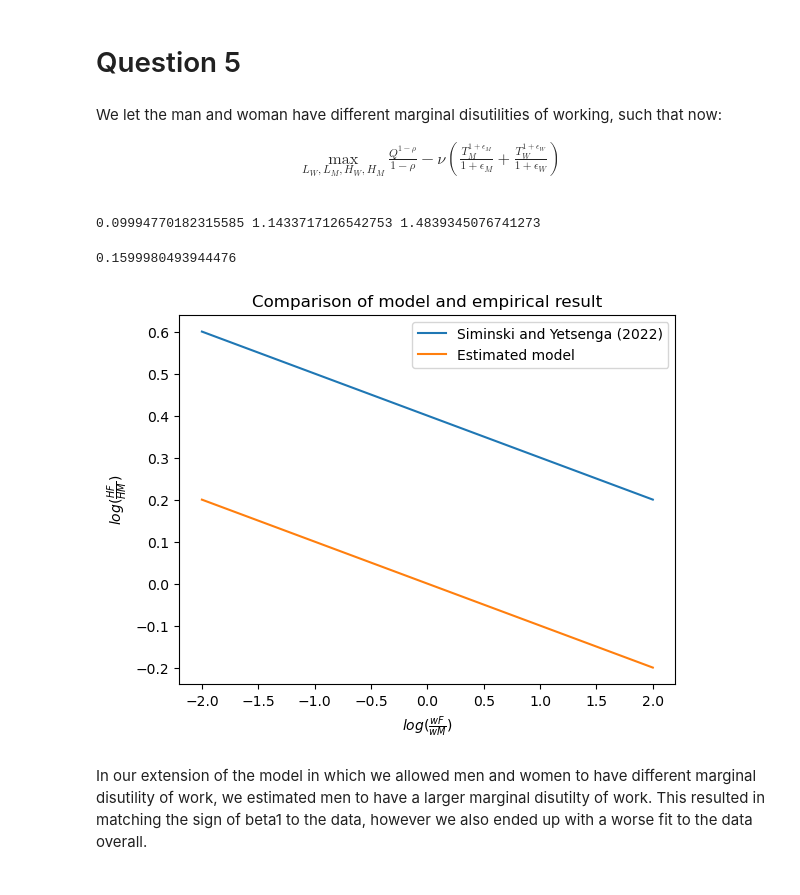
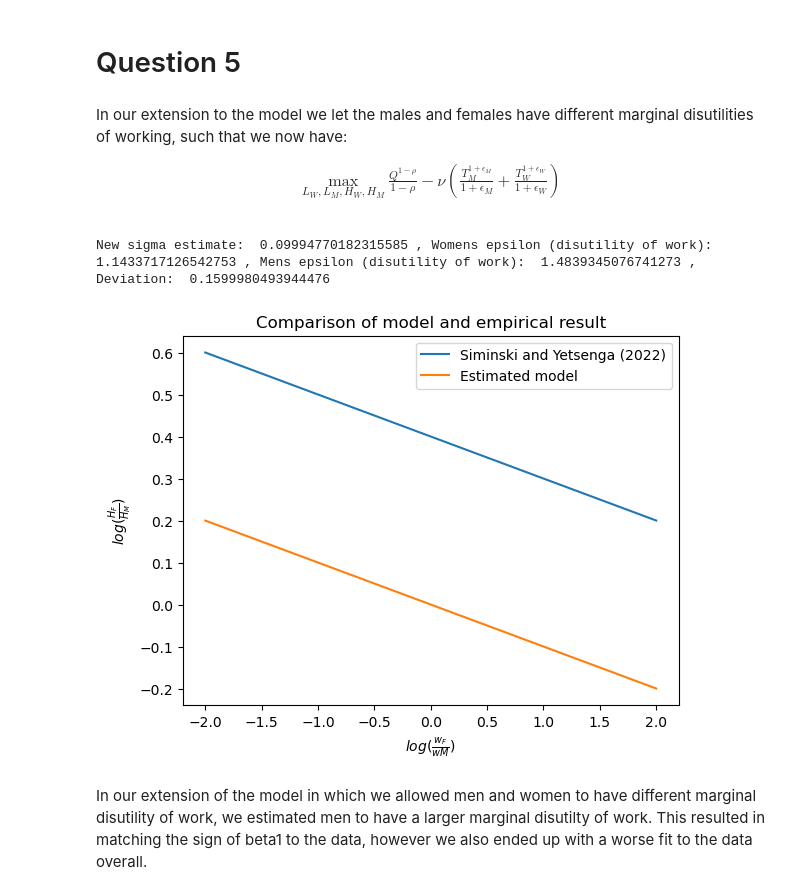
Before and after one commit to crd874/Inaug, a Jupyter notebook: inauguralproject.ipynb, the cells around one changed output. Drawn from its saved outputs; the diff is of its cells as text; code cells hidden in the pictures.

```diff
--- a/inauguralproject.ipynb
+++ b/inauguralproject.ipynb
@@ -173,7 +192,7 @@ Compared with Siminski and Yetsenga (2022) the estimated regression line is very
 # %% [markdown]
 # Question 5
 # %% [markdown]
-We let the man and woman have different marginal disutilities of working, such that now:
+In our extension to the model we let the males and females have different marginal disutilities of working, such that we now have:
 
 $$
 \begin{align*}
@@ -189,33 +208,33 @@ par=model_1.par
 # Setting model extension in use
 par.gender=1
 # %%
-# Calling estimation.
+# Calling estimation
 model_1.estimate()
-print(sol.sigma_estimate, sol.epsilon_w_estimate, sol.epsilon_m_estimate)
 
 # Finding deviation function value
 x = [sol.sigma_estimate,sol.epsilon_w_estimate,sol.epsilon_m_estimate]
 model_1.objective_regression(x)
+
+print("New sigma estimate: ", sol.sigma_estimate, ", Womens epsilon (disutility of work): ",sol.epsilon_w_estimate,", Mens epsilon (disutility of work): ", sol.epsilon_m_estimate,", Deviation: ", model_1.objective_regression(x))
 # %% [output]
-0.09994770182315585 1.1433717126542753 1.4839345076741273
+New sigma estimate:  0.09994770182315585 , Womens epsilon (disutility of work):  1.1433717126542753 , Mens epsilon (disutility of work):  1.4839345076741273 , Deviation:  0.1599980493944476
-0.1599980493944476
 # %%
 # Creating linspace for x-axis
 x1 = np.linspace(-2, 2, 100)
 
 # Regression from Siminski and Yetsenga (2022)
 log_HFHM = 0.4 - 0.1*x1
 logHFHM_est = sol.beta0 + sol.beta1*x1
 
 # Plotting the two regressions and adding label and legend
 plt.plot(x1, log_HFHM, label='Siminski and Yetsenga (2022)')
 plt.plot(x1, logHFHM_est, label='Estimated model')
-plt.xlabel(r'$log(\frac{wF}{wM})$')
-plt.ylabel(r'$log(\frac{HF}{HM})$')
+plt.xlabel(r'$log(\frac{w_{F}}{w{M}})$')
+plt.ylabel(r'$log(\frac{H_{F}}{H_{M}})$')
 plt.title('Comparison of model and empirical result')
 plt.legend()
 plt.show()
 # %% [output]
-[figure, old version]
+[figure, new version]
 # %% [markdown]
 In our extension of the model in which we allowed men and women to have different marginal disutility of work, we estimated men to have a larger marginal disutilty of work. This resulted in matching the sign of beta1 to the data, however we also ended up with a worse fit to the data overall.
```
Also changed, not shown: parts of 8 cells of this notebook, 1 other file.
